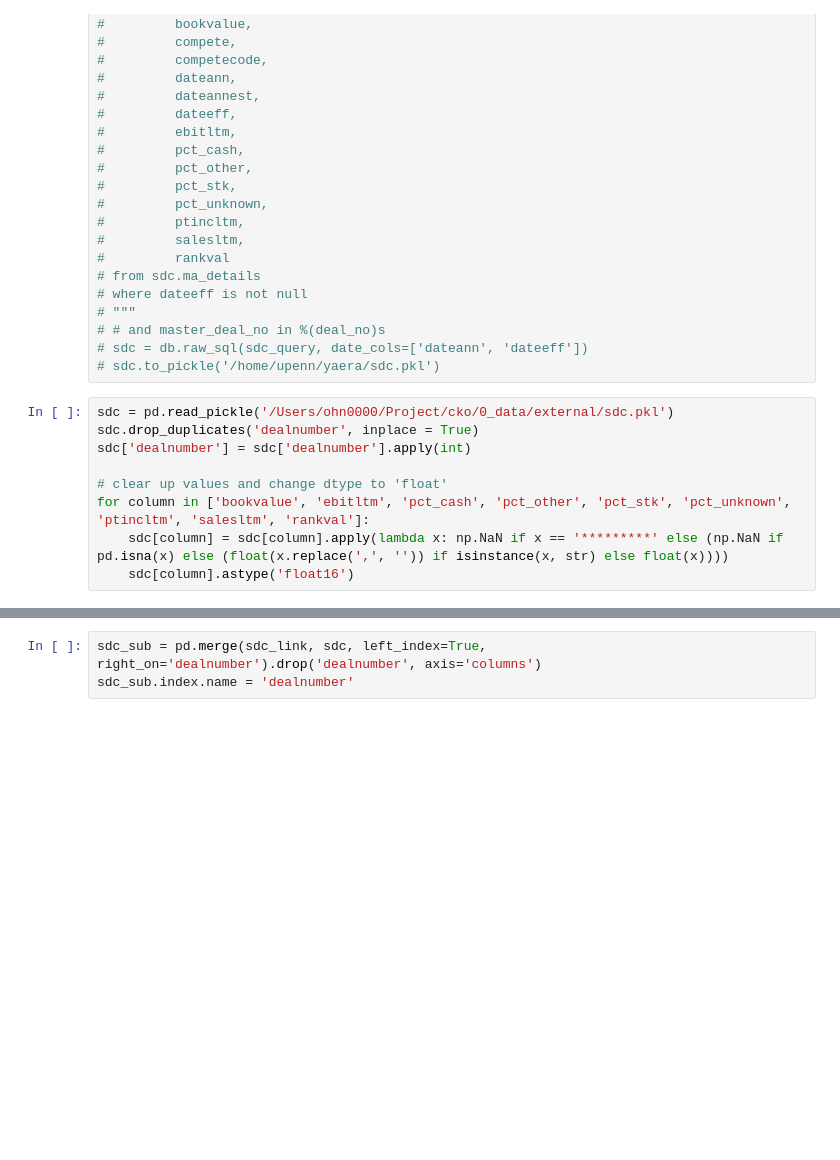
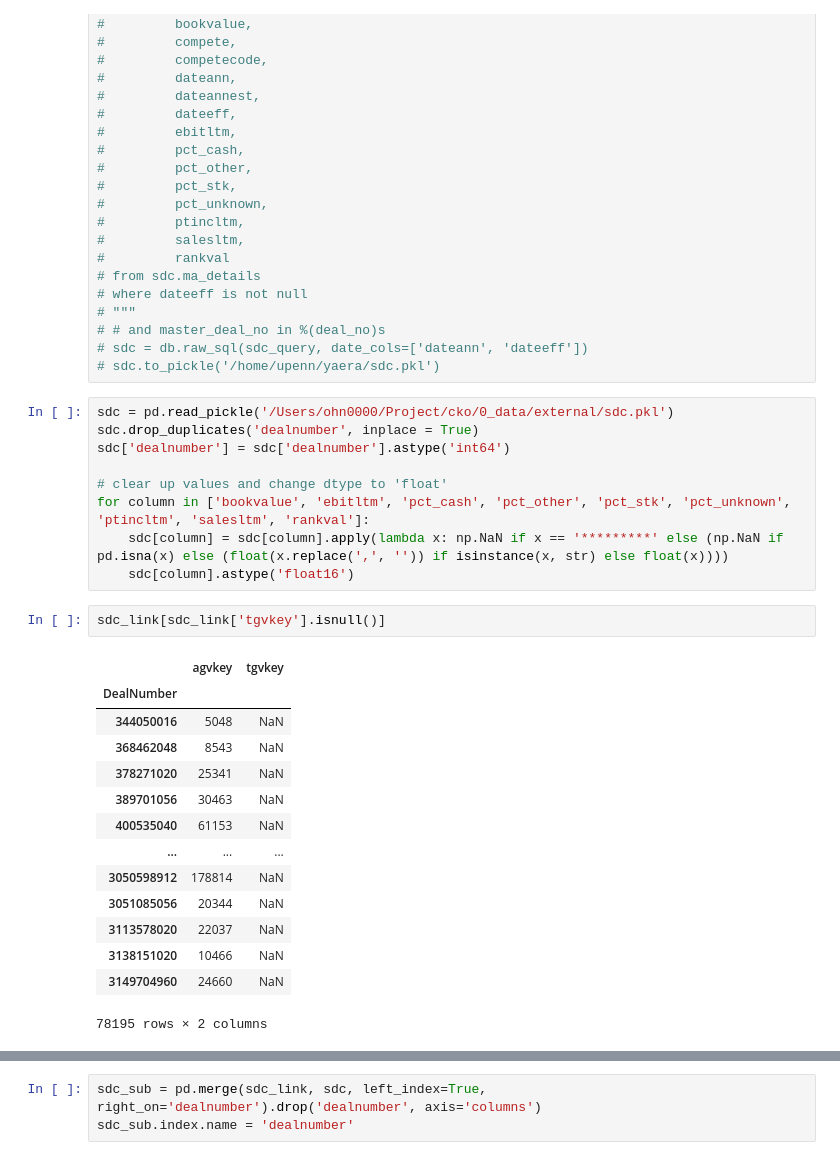
Before and after one commit to heejinohn/cko2019, a Jupyter notebook: 1_code/Review_IV.ipynb, the cells around one changed output, grey strips where cells are left out. Drawn from its saved outputs; the diff is of its cells as text; blank space fills up the shorter version.

```diff
--- a/1_code/Review_IV.ipynb
+++ b/1_code/Review_IV.ipynb
@@ -227,9 +215,26 @@ Run sql query below on _WRDS_
 # %%
 sdc = pd.read_pickle('/Users/ohn0000/Project/cko/0_data/external/sdc.pkl')
 sdc.drop_duplicates('dealnumber', inplace = True)
-sdc['dealnumber'] = sdc['dealnumber'].apply(int)
+sdc['dealnumber'] = sdc['dealnumber'].astype('int64')
 
 # clear up values and change dtype to 'float'
 for column in ['bookvalue', 'ebitltm', 'pct_cash', 'pct_other', 'pct_stk', 'pct_unknown', 'ptincltm', 'salesltm', 'rankval']:
     sdc[column] = sdc[column].apply(lambda x: np.NaN if x == '*********' else (np.NaN if pd.isna(x) else (float(x.replace(',', '')) if isinstance(x, str) else float(x))))
     sdc[column].astype('float16')
+# %%
+sdc_link[sdc_link['tgvkey'].isnull()]
+# %% [output]
+|  | agvkey | tgvkey |
+| DealNumber |  |  |
+| 344050016 | 5048 | NaN |
+| 368462048 | 8543 | NaN |
+| 378271020 | 25341 | NaN |
+| 389701056 | 30463 | NaN |
+| 400535040 | 61153 | NaN |
+| ... | ... | ... |
+| 3050598912 | 178814 | NaN |
+| 3051085056 | 20344 | NaN |
+| 3113578020 | 22037 | NaN |
+| 3138151020 | 10466 | NaN |
+| 3149704960 | 24660 | NaN |
+78195 rows × 2 columns
```
Also changed, not shown: parts of 7 cells of this notebook, 3 other files.
